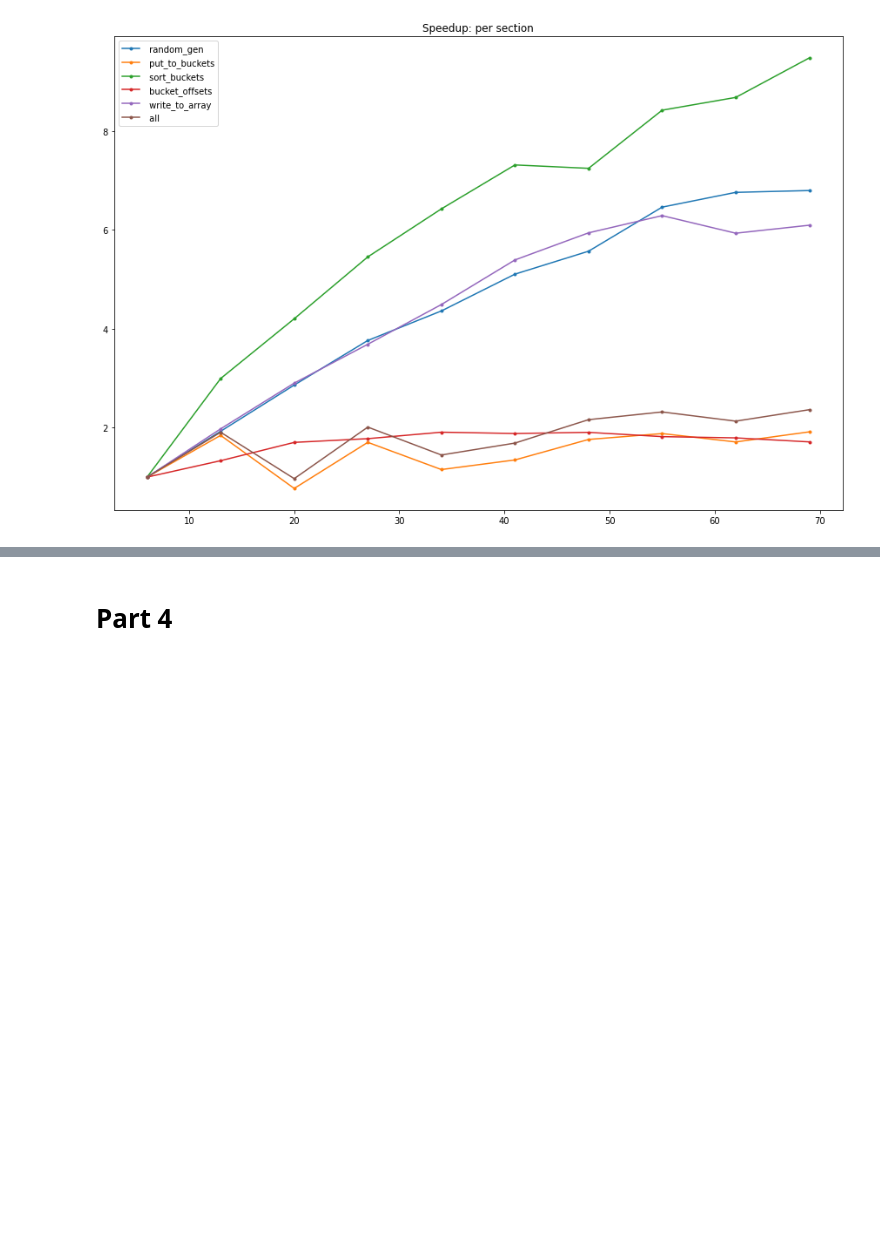
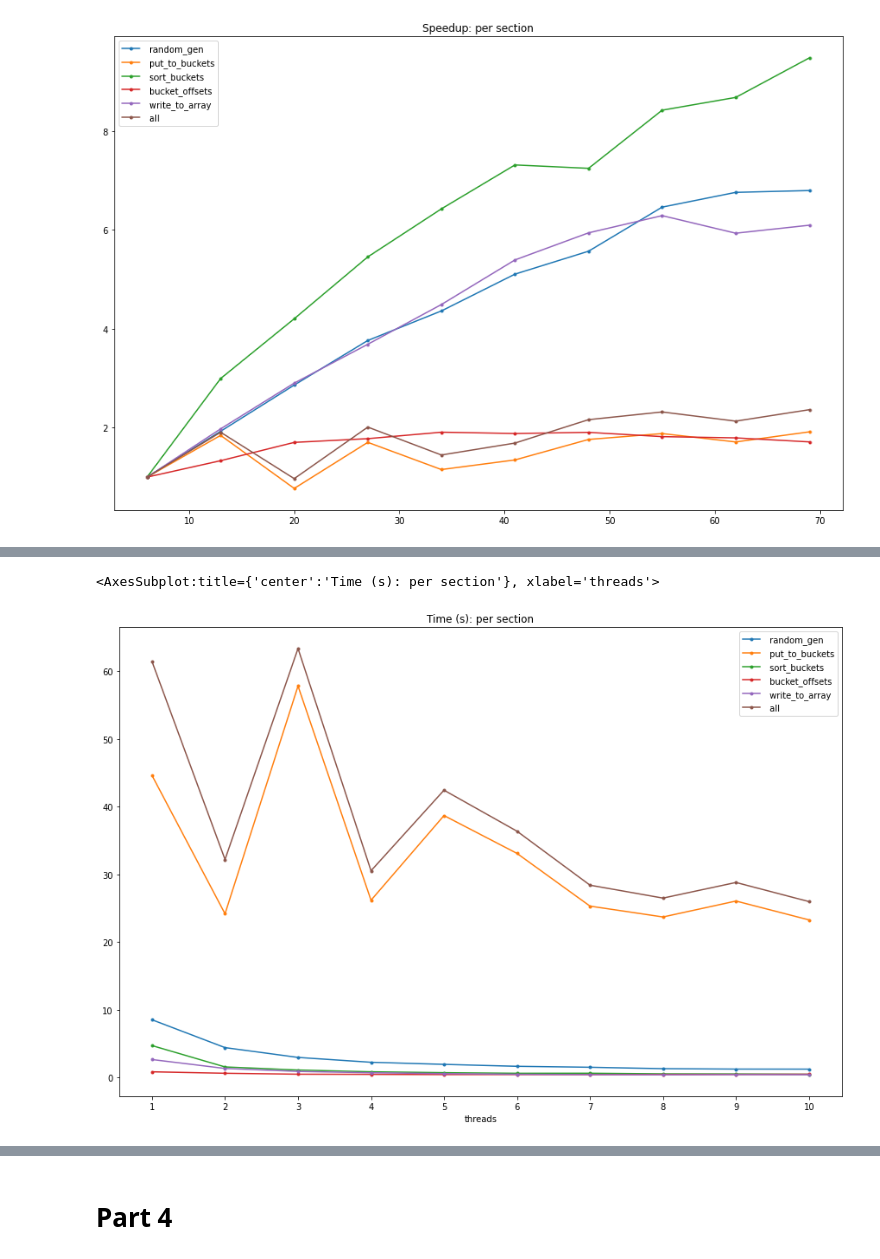
Before and after one commit to maciektr/parallel_lab, a Jupyter notebook: report2/report2.ipynb, the cells around one changed output, grey strips where cells are left out. Drawn from its saved outputs; the diff is of its cells as text; code cells hidden in the pictures; blank space fills up the shorter version.

```diff
--- a/report2/report2.ipynb
+++ b/report2/report2.ipynb
@@ -319,0 +340,5 @@ sdf.plot(logy=False, legend=True,figsize=(15,10), title="Speedup: per section",
+# %%
+df = pd.read_csv('../lab3/results_my1.csv', sep=",")
+df = df.groupby(['threads', ' array_size']).mean()
+df = df.reset_index()
+df
@@ -319,0 +359,3 @@ sdf.plot(logy=False, legend=True,figsize=(15,10), title="Speedup: per section",
+# %%
+df = df.loc[df[' array_size'] == 10**9].drop(columns=[' array_size'])
+df
@@ -319,0 +374,5 @@ sdf.plot(logy=False, legend=True,figsize=(15,10), title="Speedup: per section",
+# %%
+df.plot(x='threads', logy=False, legend=True,figsize=(15,10), title="Time (s): per section", style='.-', xticks=range(1,11))
+# %% [output]
+<AxesSubplot:title={'center':'Time (s): per section'}, xlabel='threads'>
+[figure, added]
```
Also changed, not shown: parts of 39 cells of this notebook, 17 other files.
